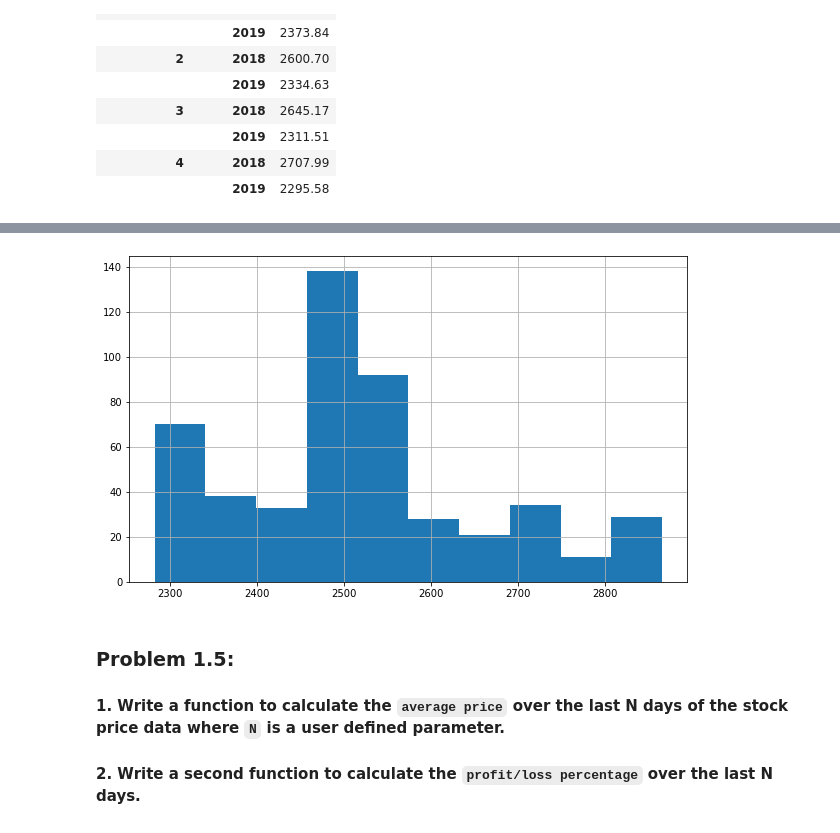
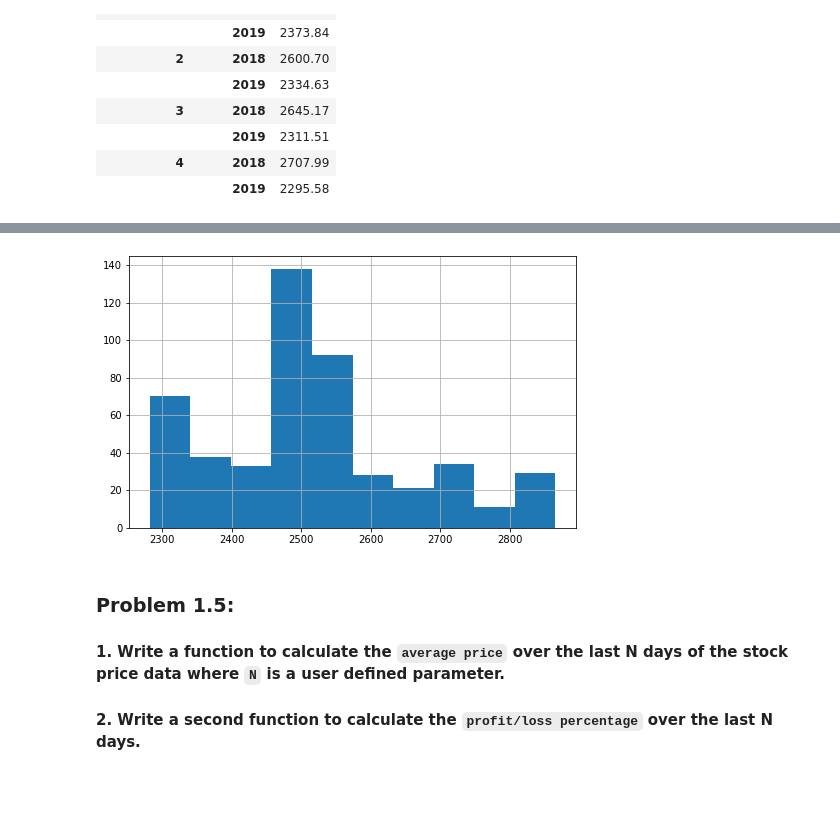
Before and after one commit to itsvivekghosh/aspiration.ai-ML_Internship-2020, a Jupyter notebook: Module 1/Week 2/Module1_Week2.ipynb, the cells around one changed output, grey strips where cells are left out. Drawn from its saved outputs; the diff is of its cells as text; code cells hidden in the pictures; blank space fills up the shorter version.

```diff
--- a/Module 1/Week 2/Module1_Week2.ipynb
+++ b/Module 1/Week 2/Module1_Week2.ipynb
@@ -251,11 +261,11 @@ df.head(3)
 | 1 | TCS | EQ | 2017-05-16 | 2365.10 | 2380.0 | 2435.00 | 2373.45 | 2425.1 | 2429.15 | ... |
 | 2 | TCS | EQ | 2017-05-17 | 2429.15 | 2433.5 | 2460.75 | 2423.00 | 2450.0 | 2455.35 | ... |
 # %%
-plt.figure(figsize=(10, 6))
+plt.figure(figsize=(8, 5))
 df["VWAP"].hist()
 plt.show()
 # %% [output]
-[figure, old version]
+[figure, new version]
 # %% [markdown]
 ### Problem 1.5:
 #### 1. Write a function to calculate the `average price` over the last N days of the stock price data where `N` is a user defined parameter.
```
Also changed, not shown: parts of 5 cells of this notebook, 1 other file.
